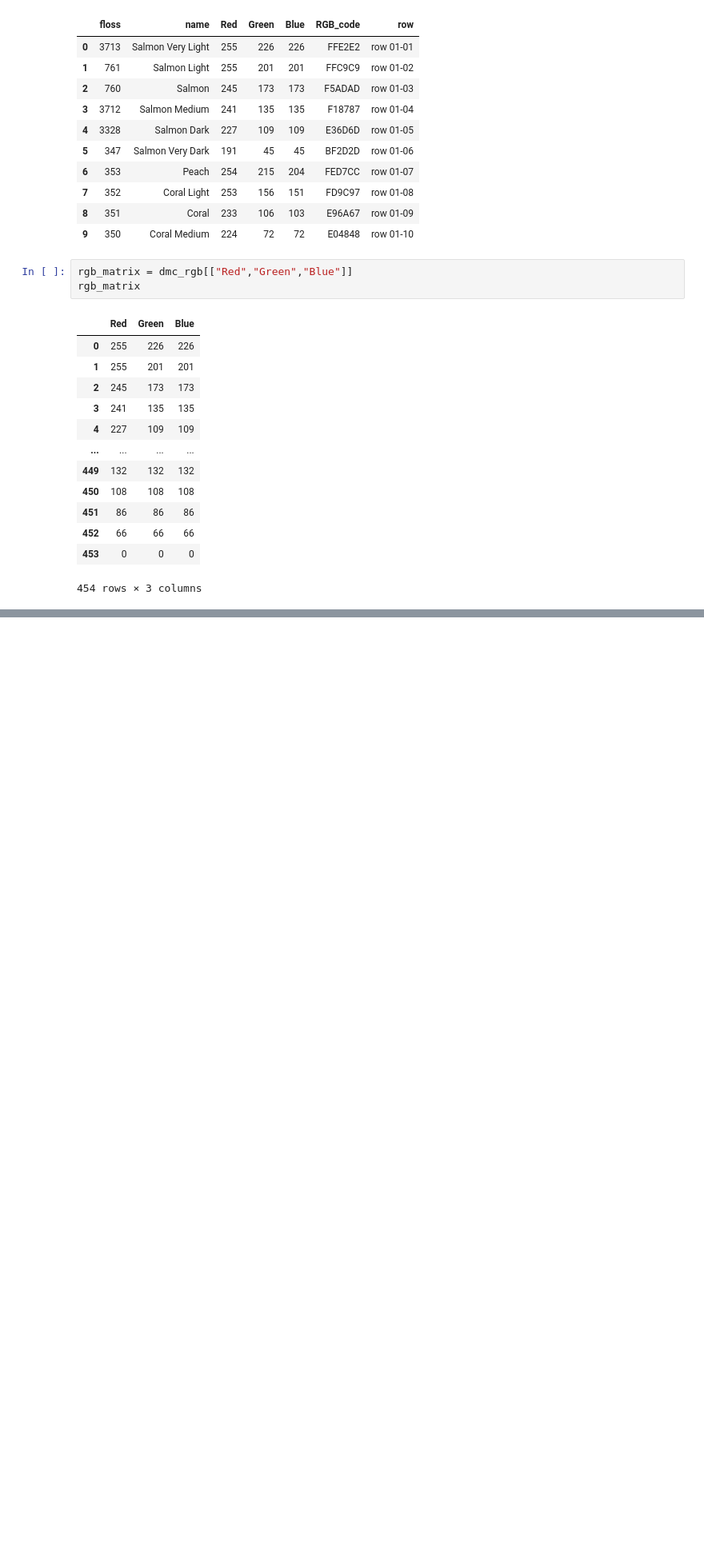
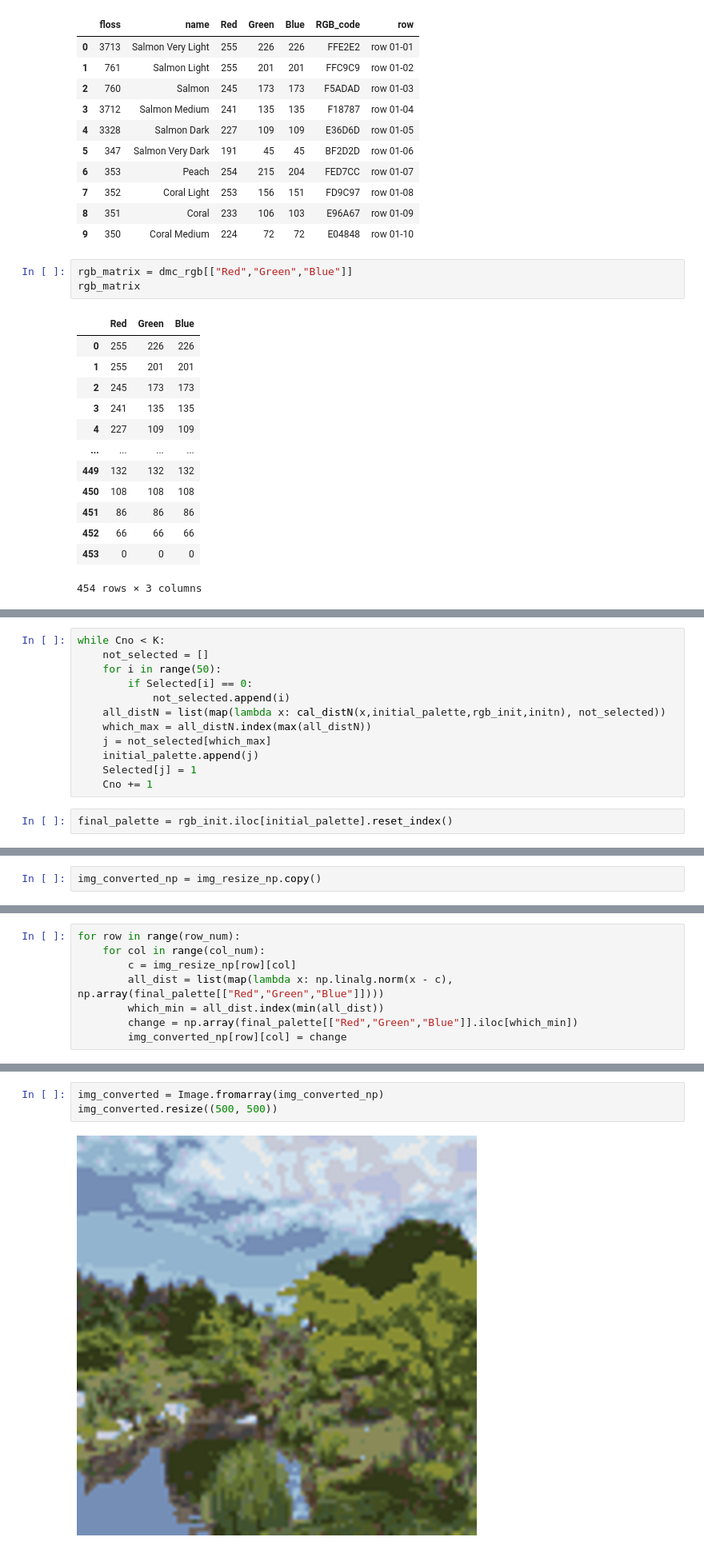
Before and after one commit to barbadosaloe/Dissertation, a Jupyter notebook: try.ipynb, the cells around one changed output, grey strips where cells are left out. Shown at 80% size. Drawn from its saved outputs; the diff is of its cells as text; blank space fills up the shorter version.

```diff
--- a/try.ipynb
+++ b/try.ipynb
@@ -97,0 +178,14 @@ rgb_matrix
+# %%
+while Cno < K:
+    not_selected = []
+    for i in range(50):
+        if Selected[i] == 0:
+            not_selected.append(i)
+    all_distN = list(map(lambda x: cal_distN(x,initial_palette,rgb_init,initn), not_selected))
+    which_max = all_distN.index(max(all_distN))
+    j = not_selected[which_max]
+    initial_palette.append(j)
+    Selected[j] = 1
+    Cno += 1
+# %%
+final_palette = rgb_init.iloc[initial_palette].reset_index()
@@ -97,0 +214,2 @@ rgb_matrix
+# %%
+img_converted_np = img_resize_np.copy()
@@ -97,0 +236,8 @@ rgb_matrix
+# %%
+for row in range(row_num):
+    for col in range(col_num):
+        c = img_resize_np[row][col]
+        all_dist = list(map(lambda x: np.linalg.norm(x - c), np.array(final_palette[["Red","Green","Blue"]])))
+        which_min = all_dist.index(min(all_dist))
+        change = np.array(final_palette[["Red","Green","Blue"]].iloc[which_min])
+        img_converted_np[row][col] = change
@@ -98,3 +264,8 @@ rgb_matrix
+# %%
+img_converted = Image.fromarray(img_converted_np)
+img_converted.resize((500, 500))
+# %% [output]
+[figure, added]
 # %% [markdown]
 <a style='text-decoration:none;line-height:16px;display:flex;color:#5B5B62;padding:10px;justify-content:end;' href='https://deepnote.com?utm_source=created-in-deepnote-cell&projectId=768076c7-65ce-42d5-b86d-074f9f75d785' target="_blank">
 <img alt='Created in deepnote.com' style='display:inline;max-height:16px;margin:0px;margin-right:7.5px;' src='embedded-picture-1' > </img>
```
Also changed, not shown: parts of 20 cells of this notebook, 1 other file.
